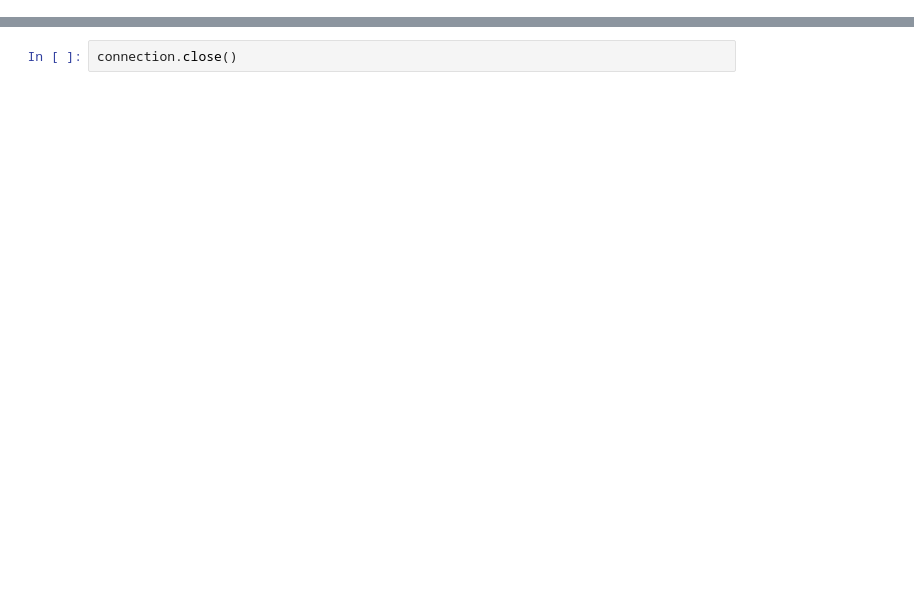
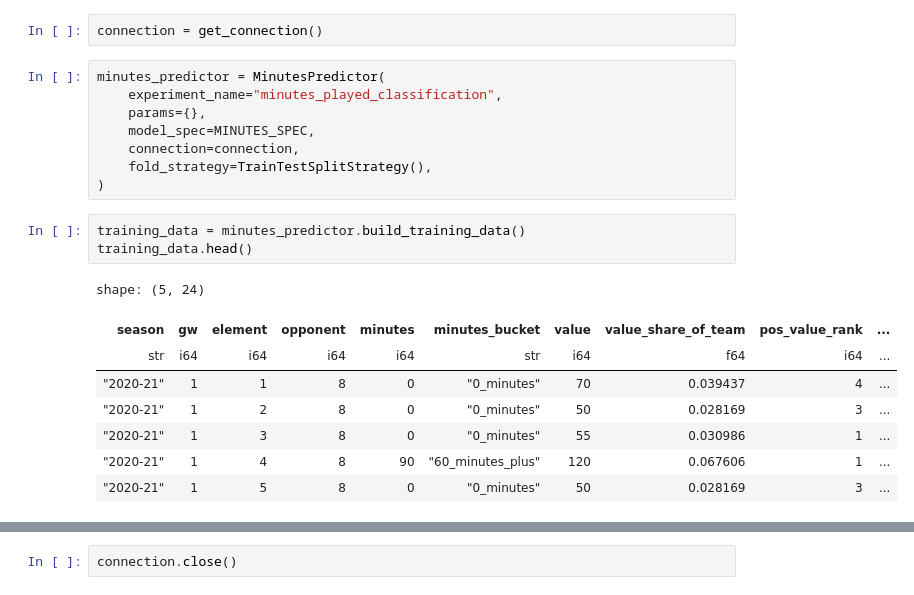
Before and after one commit to jme-taylor/fantasy_football, a Jupyter notebook: notebooks/260826_minutes_model_improvements.ipynb, the cells around one changed output, grey strips where cells are left out. Drawn from its saved outputs; the diff is of its cells as text; blank space fills up the shorter version.

```diff
--- a/notebooks/260826_minutes_model_improvements.ipynb
+++ b/notebooks/260826_minutes_model_improvements.ipynb
@@ -90,0 +21,22 @@ shape: (4, 39)
+# %%
+connection = get_connection()
+# %%
+minutes_predictor = MinutesPredictor(
+    experiment_name="minutes_played_classification",
+    params={},
+    model_spec=MINUTES_SPEC,
+    connection=connection,
+    fold_strategy=TrainTestSplitStrategy(),
+)
+# %%
+training_data = minutes_predictor.build_training_data()
+training_data.head()
+# %% [output]
+shape: (5, 24)
+| season | gw | element | opponent | minutes | minutes_bucket | value | value_share_of_team | pos_value_rank | ... |
+| str | i64 | i64 | i64 | i64 | str | i64 | f64 | i64 | ... |
+| "2020-21" | 1 | 1 | 8 | 0 | "0_minutes" | 70 | 0.039437 | 4 | ... |
+| "2020-21" | 1 | 2 | 8 | 0 | "0_minutes" | 50 | 0.028169 | 3 | ... |
+| "2020-21" | 1 | 3 | 8 | 0 | "0_minutes" | 55 | 0.030986 | 1 | ... |
+| "2020-21" | 1 | 4 | 8 | 90 | "60_minutes_plus" | 120 | 0.067606 | 1 | ... |
+| "2020-21" | 1 | 5 | 8 | 0 | "0_minutes" | 50 | 0.028169 | 3 | ... |
```
Also changed, not shown: parts of 34 cells of this notebook, 7 other files.
